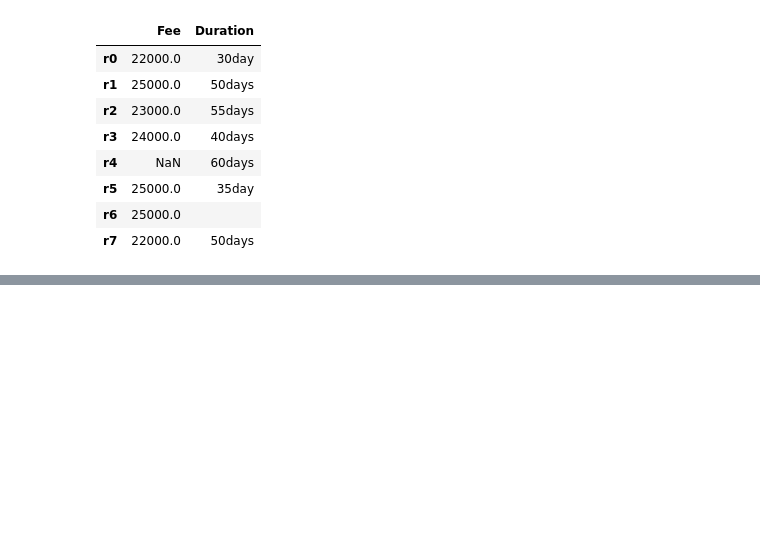
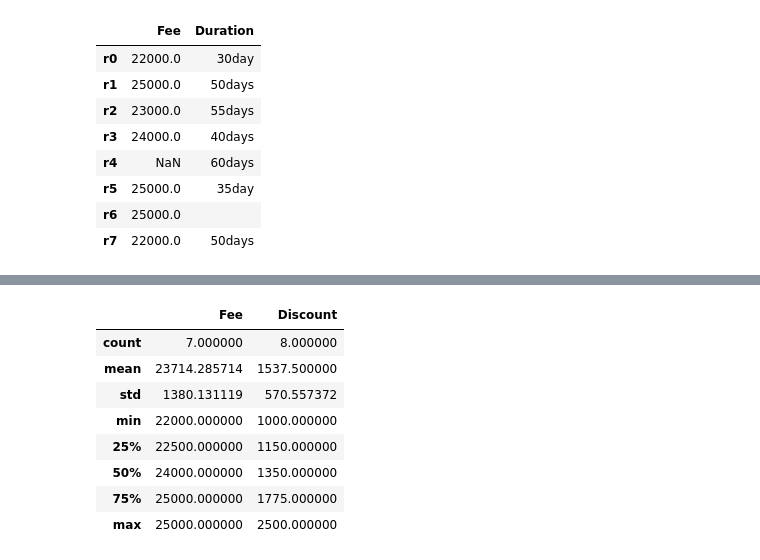
Before and after one commit to datascienceManager/PythonB1, a Jupyter notebook: Pandas_sparkbyexamples.com.ipynb, the cells around one changed output, grey strips where cells are left out. Cells and saved outputs as stored; diff of their text form; code cells hidden in the pictures; blank space fills up the shorter version.

```diff
--- a/Pandas_sparkbyexamples.com.ipynb
+++ b/Pandas_sparkbyexamples.com.ipynb
@@ -148,0 +185,14 @@ df[['Fee','Duration']]
+# %%
+# Describe DataFrame for all numberic columns
+
+df.describe()
+# %% [output]
+|  | Fee | Discount |
+| count | 7.000000 | 8.000000 |
+| mean | 23714.285714 | 1537.500000 |
+| std | 1380.131119 | 570.557372 |
+| min | 22000.000000 | 1000.000000 |
+| 25% | 22500.000000 | 1150.000000 |
+| 50% | 24000.000000 | 1350.000000 |
+| 75% | 25000.000000 | 1775.000000 |
+| max | 25000.000000 | 2500.000000 |
```
Also changed, not shown: parts of 14 cells of this notebook.
